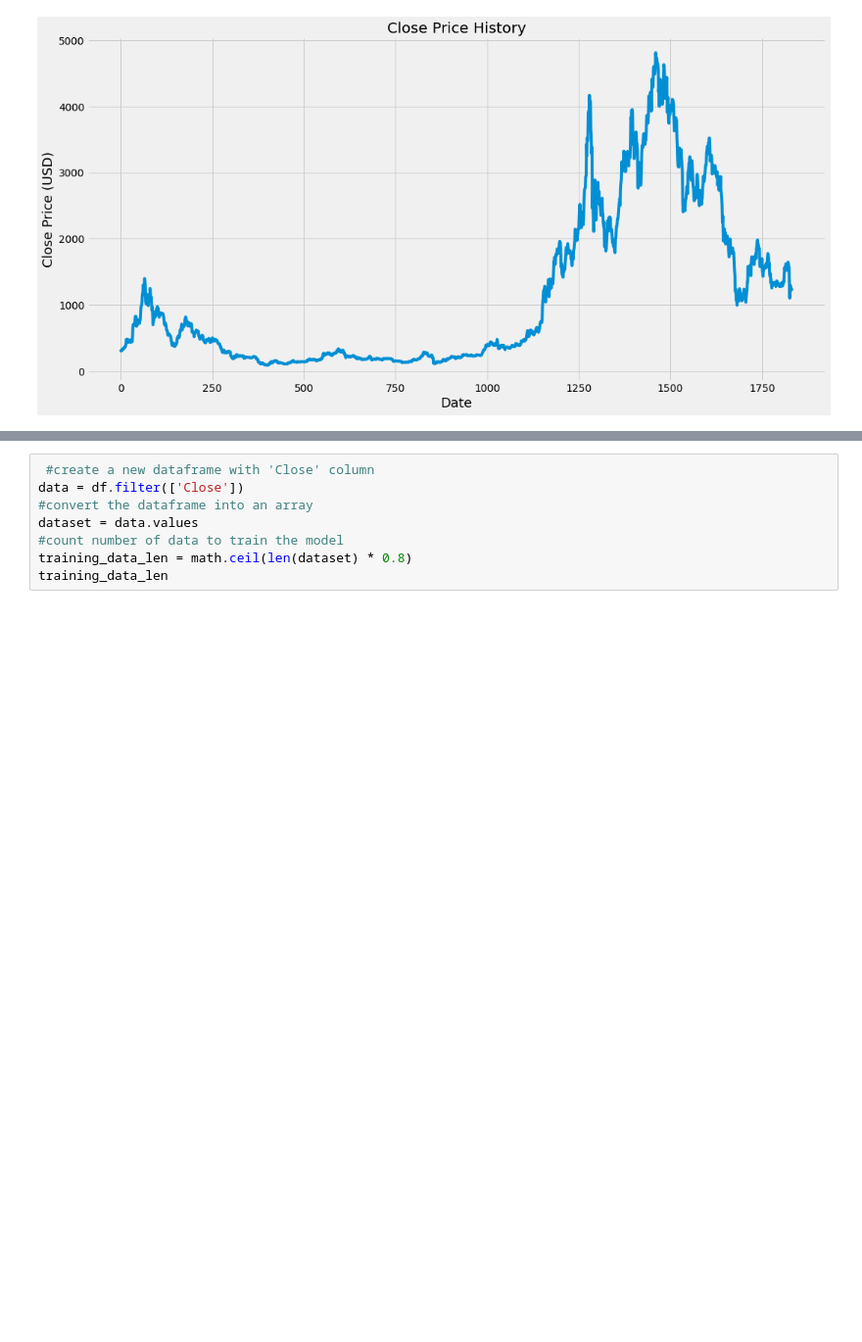
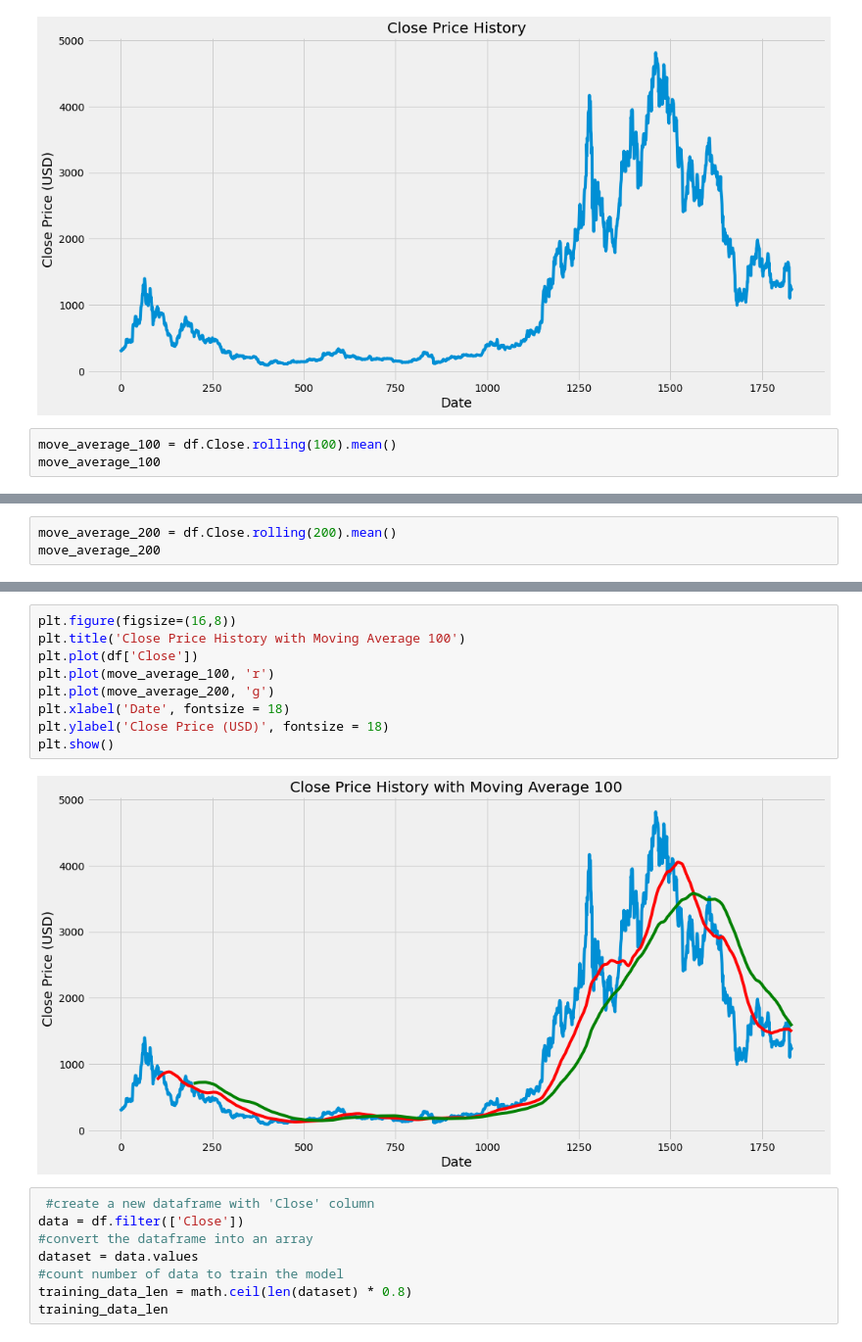
Before and after one commit to renyong0102/CS5100group7, a Jupyter notebook: group7_final.ipynb, the cells around one changed output, grey strips where cells are left out. Shown: that part at 98% size. Drawn from its saved outputs; the diff is of its cells as text; blank space fills up the shorter version.

Commit message:
moving average

```diff
--- a/group7_final.ipynb
+++ b/group7_final.ipynb
@@ -77,3 +77,6 @@ plt.ylabel('Close Price (USD)', fontsize = 18)
 plt.show()
 # %% [output]
 [figure]
+# %%
+move_average_100 = df.Close.rolling(100).mean()
+move_average_100
@@ -79,0 +96,3 @@ plt.show()
+# %%
+move_average_200 = df.Close.rolling(200).mean()
+move_average_200
@@ -80,3 +112,14 @@ plt.show()
+# %%
+plt.figure(figsize=(16,8))
+plt.title('Close Price History with Moving Average 100')
+plt.plot(df['Close'])
+plt.plot(move_average_100, 'r')
+plt.plot(move_average_200, 'g')
+plt.xlabel('Date', fontsize = 18)
+plt.ylabel('Close Price (USD)', fontsize = 18)
+plt.show()
+# %% [output]
+[figure, added]
 # %%
  #create a new dataframe with 'Close' column
 data = df.filter(['Close'])
```
Also changed, not shown: parts of 3 cells of this notebook.
